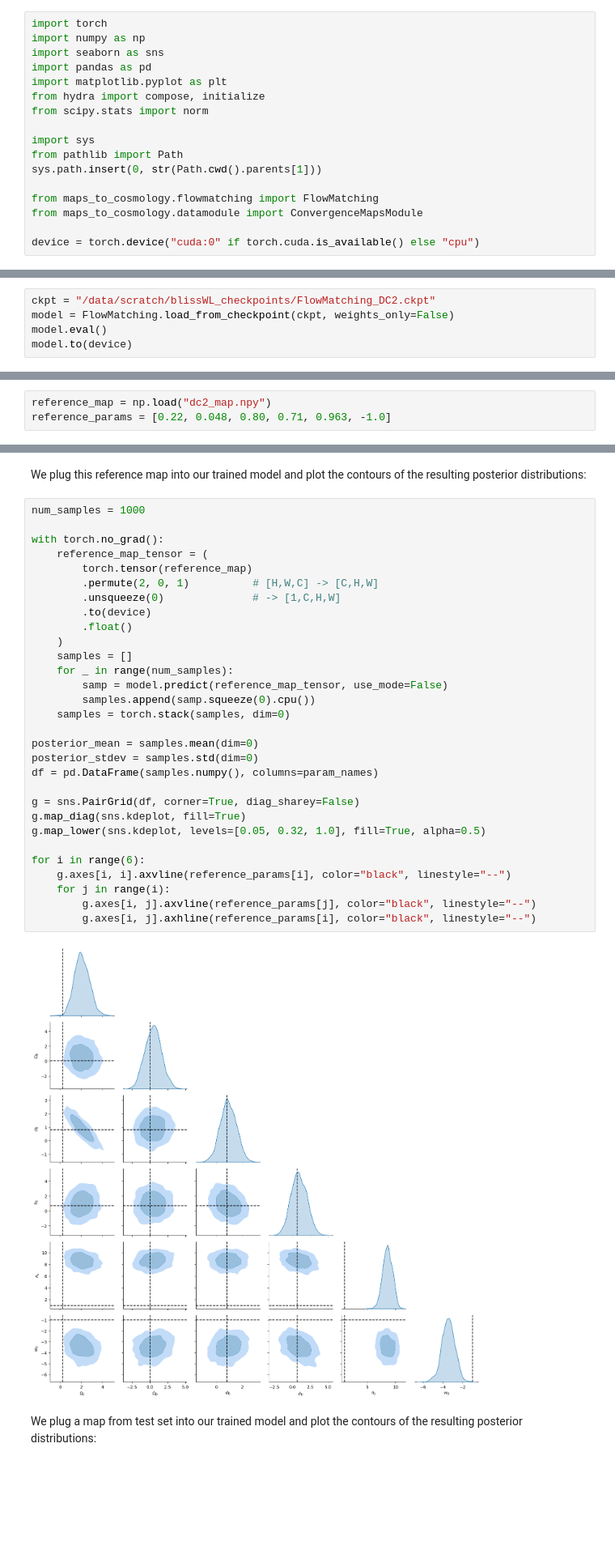
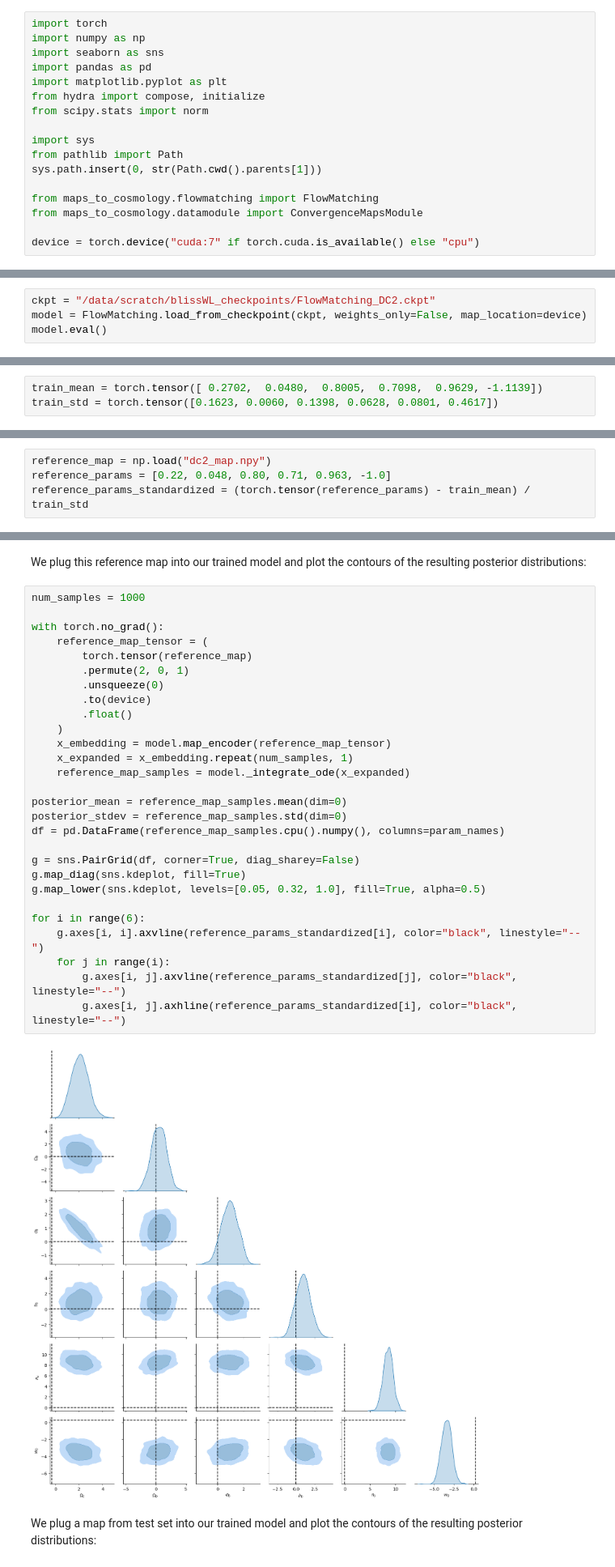
Before and after one commit to prob-ml/blissWL, a Jupyter notebook: maps_to_cosmology/notebooks/results_dc2_FM.ipynb, the cells around one changed output, grey strips where cells are left out. Shown at 81% size. Saved outputs shown, nothing was run; the diff lists cells and outputs as text; blank space fills up the shorter version.

Commit message:
DC2 FM notebook: remove redundant sampling code, standardize ref map params

```diff
--- a/maps_to_cosmology/notebooks/results_dc2_FM.ipynb
+++ b/maps_to_cosmology/notebooks/results_dc2_FM.ipynb
@@ -14,7 +14,7 @@ sys.path.insert(0, str(Path.cwd().parents[1]))
 from maps_to_cosmology.flowmatching import FlowMatching
 from maps_to_cosmology.datamodule import ConvergenceMapsModule
 
-device = torch.device("cuda:0" if torch.cuda.is_available() else "cpu")
+device = torch.device("cuda:7" if torch.cuda.is_available() else "cpu")
 # %% [markdown]
 Initialize the config:
 # %%
@@ -24,9 +24,8 @@ with initialize(config_path="../configs", version_base=None):
 Instantiate the encoder using the checkpoint from a previous training run:
 # %%
 ckpt = "/data/scratch/blissWL_checkpoints/FlowMatching_DC2.ckpt"
-model = FlowMatching.load_from_checkpoint(ckpt, weights_only=False)
+model = FlowMatching.load_from_checkpoint(ckpt, weights_only=False, map_location=device)
 model.eval()
-model.to(device)
 # %% [output]
 FlowMatching(
   (map_encoder): ResNet(
@@ -73,6 +71,9 @@ Test samples: 9999
 Standardized cosmological parameters using TRAIN stats.
 Train mean: tensor([ 0.2702,  0.0480,  0.8005,  0.7098,  0.9629, -1.1139])
 Train std:  tensor([0.1623, 0.0060, 0.1398, 0.0628, 0.0801, 0.4617])
+# %%
+train_mean = torch.tensor([ 0.2702,  0.0480,  0.8005,  0.7098,  0.9629, -1.1139])
+train_std = torch.tensor([0.1623, 0.0060, 0.1398, 0.0628, 0.0801, 0.4617])
 # %% [markdown]
 Load in the convergence maps from the test set and evaluate the model on them. Also load the correspoding cosmological parameters from the test set:
 # %%
@@ -128,6 +131,7 @@ We load in the convergence map used as a reference map in this paper (https://ar
 # %%
 reference_map = np.load("dc2_map.npy")
 reference_params = [0.22, 0.048, 0.80, 0.71, 0.963, -1.0]
+reference_params_standardized = (torch.tensor(reference_params) - train_mean) / train_std
 # %%
 fig, ax = plt.subplots(1, 5, figsize = (15, 3))
 
@@ -143,35 +147,33 @@ We plug this reference map into our trained model and plot the contours of the r
 # %%
 num_samples = 1000
 
 with torch.no_grad():
     reference_map_tensor = (
         torch.tensor(reference_map)
-        .permute(2, 0, 1)          # [H,W,C] -> [C,H,W]
-        .unsqueeze(0)              # -> [1,C,H,W]
+        .permute(2, 0, 1)
+        .unsqueeze(0)
         .to(device)
         .float()
     )
-    samples = []
-    for _ in range(num_samples):
-        samp = model.predict(reference_map_tensor, use_mode=False)
-        samples.append(samp.squeeze(0).cpu())
-    samples = torch.stack(samples, dim=0)
+    x_embedding = model.map_encoder(reference_map_tensor)
+    x_expanded = x_embedding.repeat(num_samples, 1)
+    reference_map_samples = model._integrate_ode(x_expanded)
 
-posterior_mean = samples.mean(dim=0)
-posterior_stdev = samples.std(dim=0)
-df = pd.DataFrame(samples.numpy(), columns=param_names)
+posterior_mean = reference_map_samples.mean(dim=0)
+posterior_stdev = reference_map_samples.std(dim=0)
+df = pd.DataFrame(reference_map_samples.cpu().numpy(), columns=param_names)
 
 g = sns.PairGrid(df, corner=True, diag_sharey=False)
 g.map_diag(sns.kdeplot, fill=True)
 g.map_lower(sns.kdeplot, levels=[0.05, 0.32, 1.0], fill=True, alpha=0.5)
 
 for i in range(6):
-    g.axes[i, i].axvline(reference_params[i], color="black", linestyle="--")
+    g.axes[i, i].axvline(reference_params_standardized[i], color="black", linestyle="--")
     for j in range(i):
-        g.axes[i, j].axvline(reference_params[j], color="black", linestyle="--")
-        g.axes[i, j].axhline(reference_params[i], color="black", linestyle="--")
+        g.axes[i, j].axvline(reference_params_standardized[j], color="black", linestyle="--")
+        g.axes[i, j].axhline(reference_params_standardized[i], color="black", linestyle="--")
 # %% [output]
-[figure, old version]
+[figure, new version]
 # %% [markdown]
 We plug a map from test set into our trained model and plot the contours of the resulting posterior distributions:
 # %%
```
Also changed, not shown: parts of 6 cells of this notebook.
